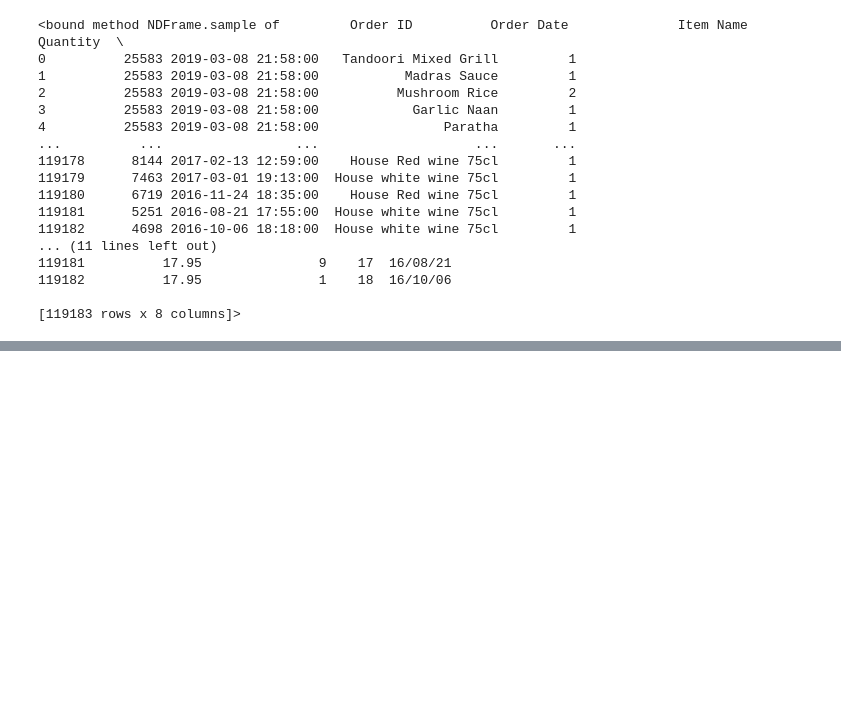
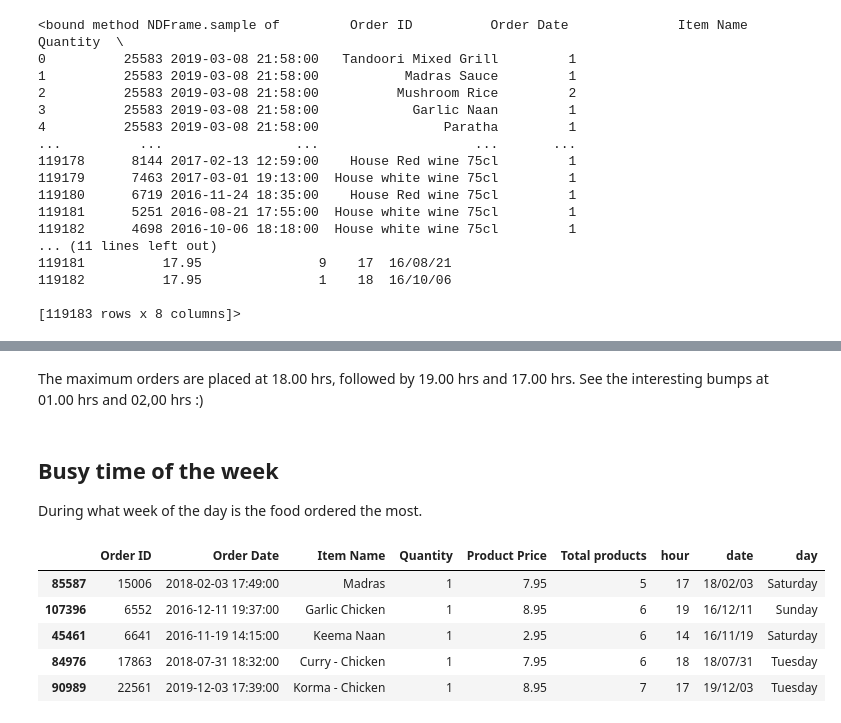
Before and after one commit to DeovratP/Logistic-Regression, a Jupyter notebook: Online_food_delivery_analysis/Online_food_delivery_analysis.ipynb, the cells around one changed output, grey strips where cells are left out. Cells and saved outputs as stored; diff of their text form; code cells hidden in the pictures; blank space fills up the shorter version.

```diff
--- a/Online_food_delivery_analysis/Online_food_delivery_analysis.ipynb
+++ b/Online_food_delivery_analysis/Online_food_delivery_analysis.ipynb
@@ -233,0 +271,16 @@ df.sample
+# %% [markdown]
+The maximum orders are placed at 18.00 hrs, followed by 19.00 hrs and 17.00 hrs. See the interesting bumps at 01.00 hrs and 02,00 hrs :)
+# %% [markdown]
+## Busy time of the week
+
+During what week of the day is the food ordered the most.
+# %%
+df['day'] = df['Order Date'].dt.day_name()
+df.sample(5)
+# %% [output]
+|  | Order ID | Order Date | Item Name | Quantity | Product Price | Total products | hour | date | day |
+| 85587 | 15006 | 2018-02-03 17:49:00 | Madras | 1 | 7.95 | 5 | 17 | 18/02/03 | Saturday |
+| 107396 | 6552 | 2016-12-11 19:37:00 | Garlic Chicken | 1 | 8.95 | 6 | 19 | 16/12/11 | Sunday |
+| 45461 | 6641 | 2016-11-19 14:15:00 | Keema Naan | 1 | 2.95 | 6 | 14 | 16/11/19 | Saturday |
+| 84976 | 17863 | 2018-07-31 18:32:00 | Curry - Chicken | 1 | 7.95 | 6 | 18 | 18/07/31 | Tuesday |
+| 90989 | 22561 | 2019-12-03 17:39:00 | Korma - Chicken | 1 | 8.95 | 7 | 17 | 19/12/03 | Tuesday |
```
Also changed, not shown: parts of 10 cells of this notebook.
